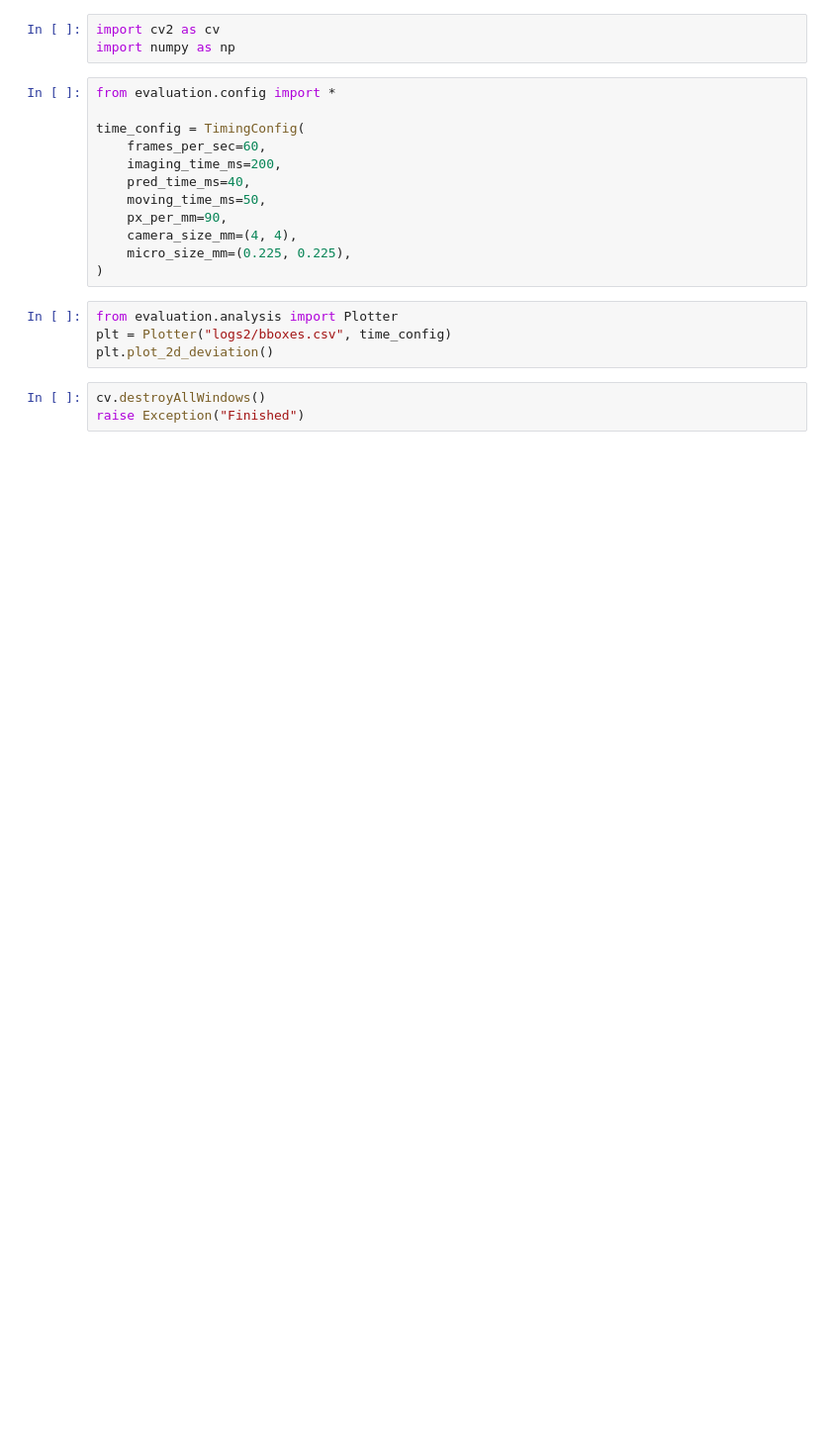
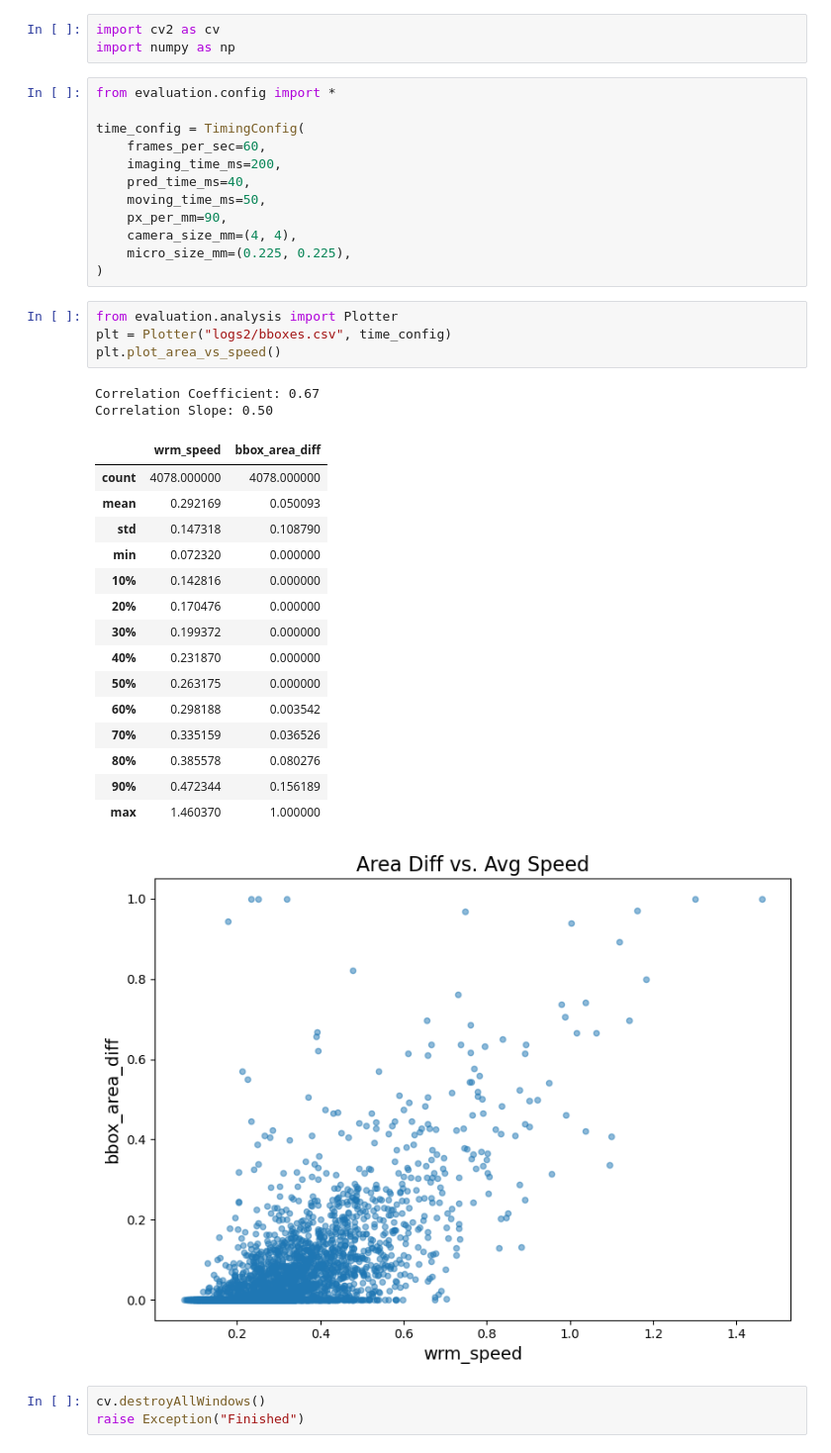
Before and after one commit to giladfrid009/WTracker, a Jupyter notebook: main.ipynb, the cells around one changed output. Shown: that part at 99% size. Drawn from its saved outputs; the diff is of its cells as text; blank space fills up the shorter version.

```diff
--- a/main.ipynb
+++ b/main.ipynb
@@ -16,7 +16,26 @@ time_config = TimingConfig(
 # %%
 from evaluation.analysis import Plotter
 plt = Plotter("logs2/bboxes.csv", time_config)
-plt.plot_2d_deviation()
+plt.plot_area_vs_speed()
+# %% [output]
+Correlation Coefficient: 0.67
+Correlation Slope: 0.50
+|  | wrm_speed | bbox_area_diff |
+| count | 4078.000000 | 4078.000000 |
+| mean | 0.292169 | 0.050093 |
+| std | 0.147318 | 0.108790 |
+| min | 0.072320 | 0.000000 |
+| 10% | 0.142816 | 0.000000 |
+| 20% | 0.170476 | 0.000000 |
+| 30% | 0.199372 | 0.000000 |
+| 40% | 0.231870 | 0.000000 |
+| 50% | 0.263175 | 0.000000 |
+| 60% | 0.298188 | 0.003542 |
+| 70% | 0.335159 | 0.036526 |
+| 80% | 0.385578 | 0.080276 |
+| 90% | 0.472344 | 0.156189 |
+| max | 1.460370 | 1.000000 |
+[figure, added]
 # %%
 cv.destroyAllWindows()
 raise Exception("Finished")
```
Also changed, not shown: parts of 2 cells of this notebook, 7 other files.
